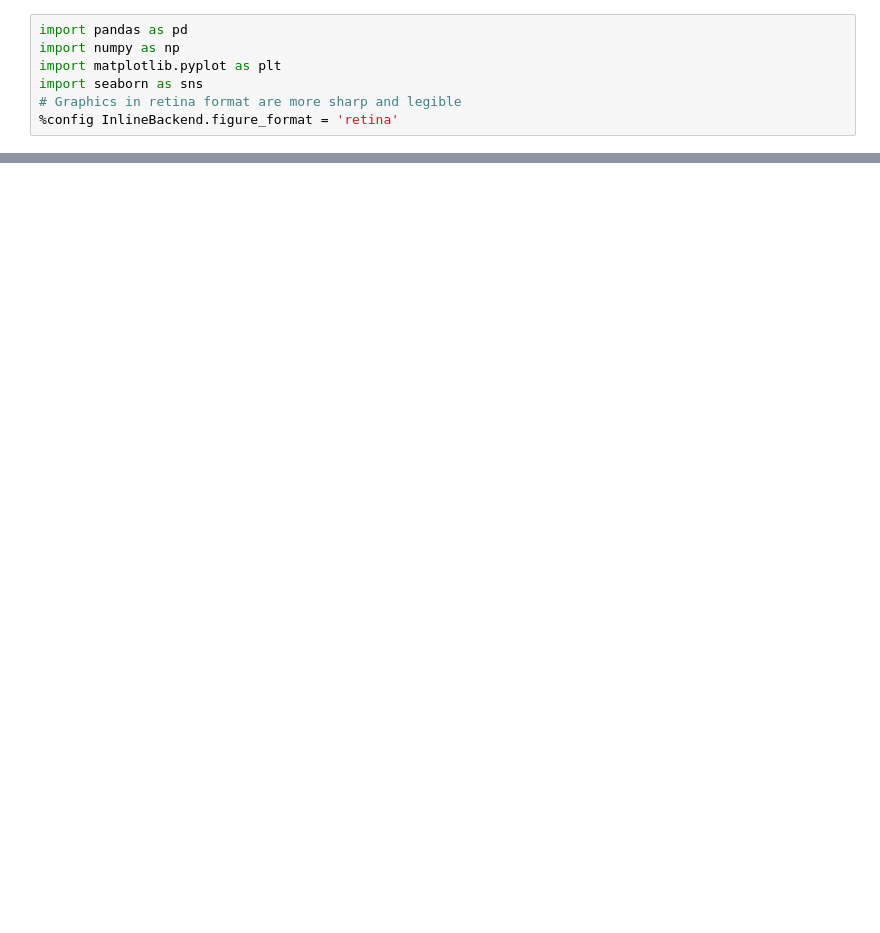
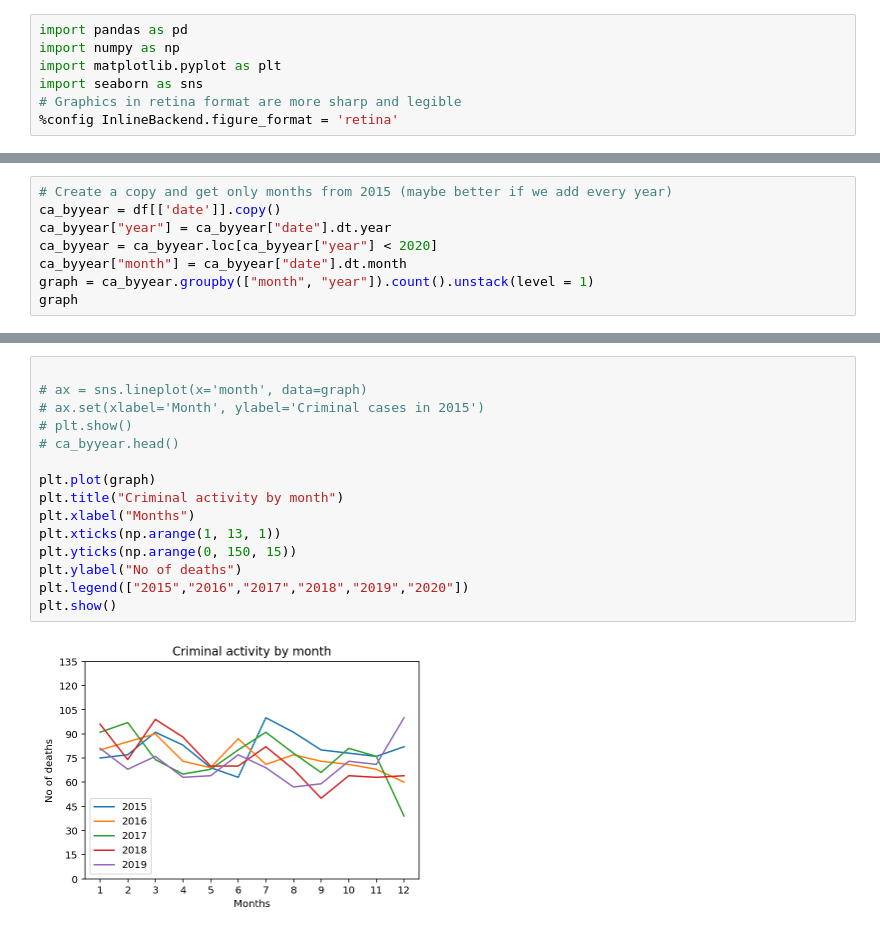
Before and after one commit to javsanbel2/betaproject, a Jupyter notebook: beta_javier.ipynb, the cells around one changed output, grey strips where cells are left out. Cells and saved outputs as stored; diff of their text form; blank space fills up the shorter version.

Commit message:
Added two insights: byyear, bymonth

```diff
--- a/beta_javier.ipynb
+++ b/beta_javier.ipynb
@@ -91,0 +79,8 @@ TypeError: bar() got multiple values for argument 'height'
+# %%
+# Create a copy and get only months from 2015 (maybe better if we add every year)
+ca_byyear = df[['date']].copy()
+ca_byyear["year"] = ca_byyear["date"].dt.year
+ca_byyear = ca_byyear.loc[ca_byyear["year"] < 2020]
+ca_byyear["month"] = ca_byyear["date"].dt.month
+graph = ca_byyear.groupby(["month", "year"]).count().unstack(level = 1)
+graph
@@ -91,0 +103,17 @@ TypeError: bar() got multiple values for argument 'height'
+# %%
+
+# ax = sns.lineplot(x='month', data=graph)
+# ax.set(xlabel='Month', ylabel='Criminal cases in 2015')
+# plt.show()
+# ca_byyear.head()
+
+plt.plot(graph)
+plt.title("Criminal activity by month")
+plt.xlabel("Months")
+plt.xticks(np.arange(1, 13, 1))
+plt.yticks(np.arange(0, 150, 15))
+plt.ylabel("No of deaths")
+plt.legend(["2015","2016","2017","2018","2019","2020"])
+plt.show()
+# %% [output]
+[figure, added]
```
Also changed, not shown: parts of 16 cells of this notebook.
